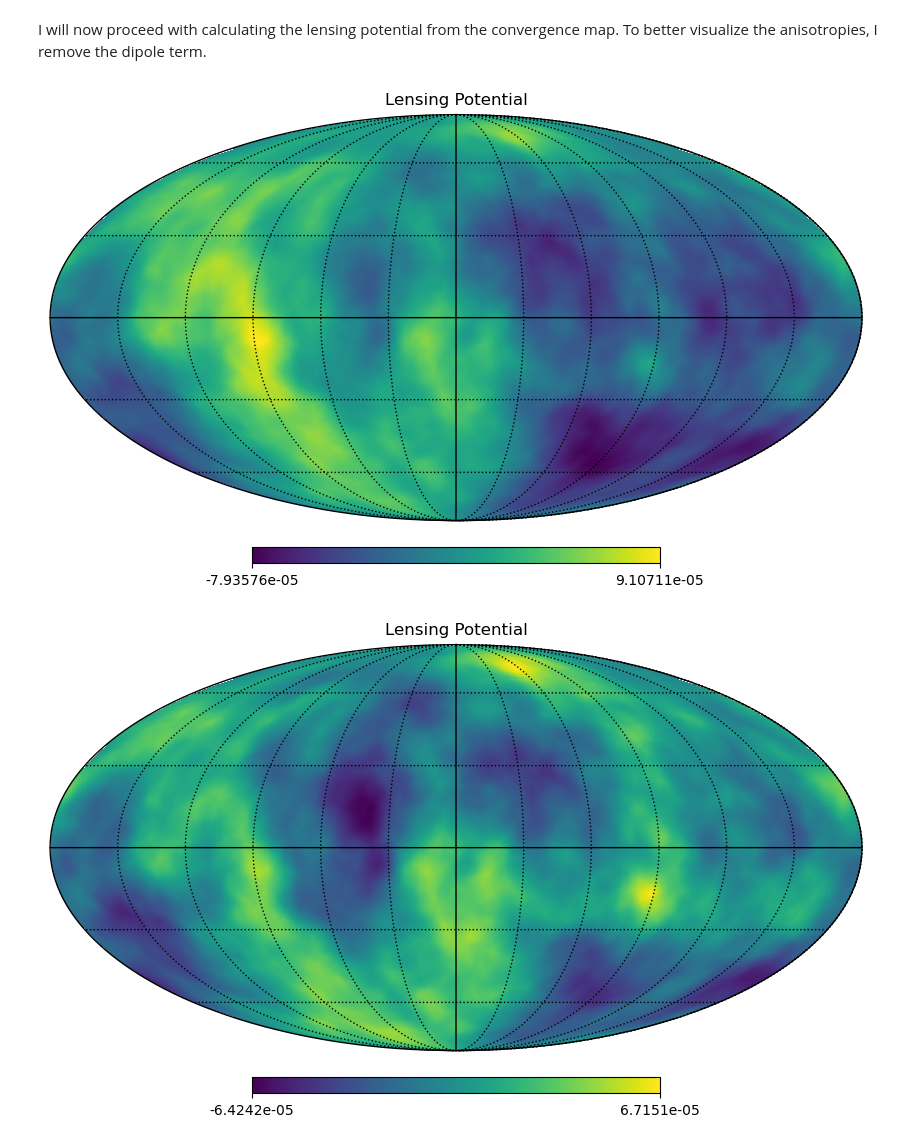
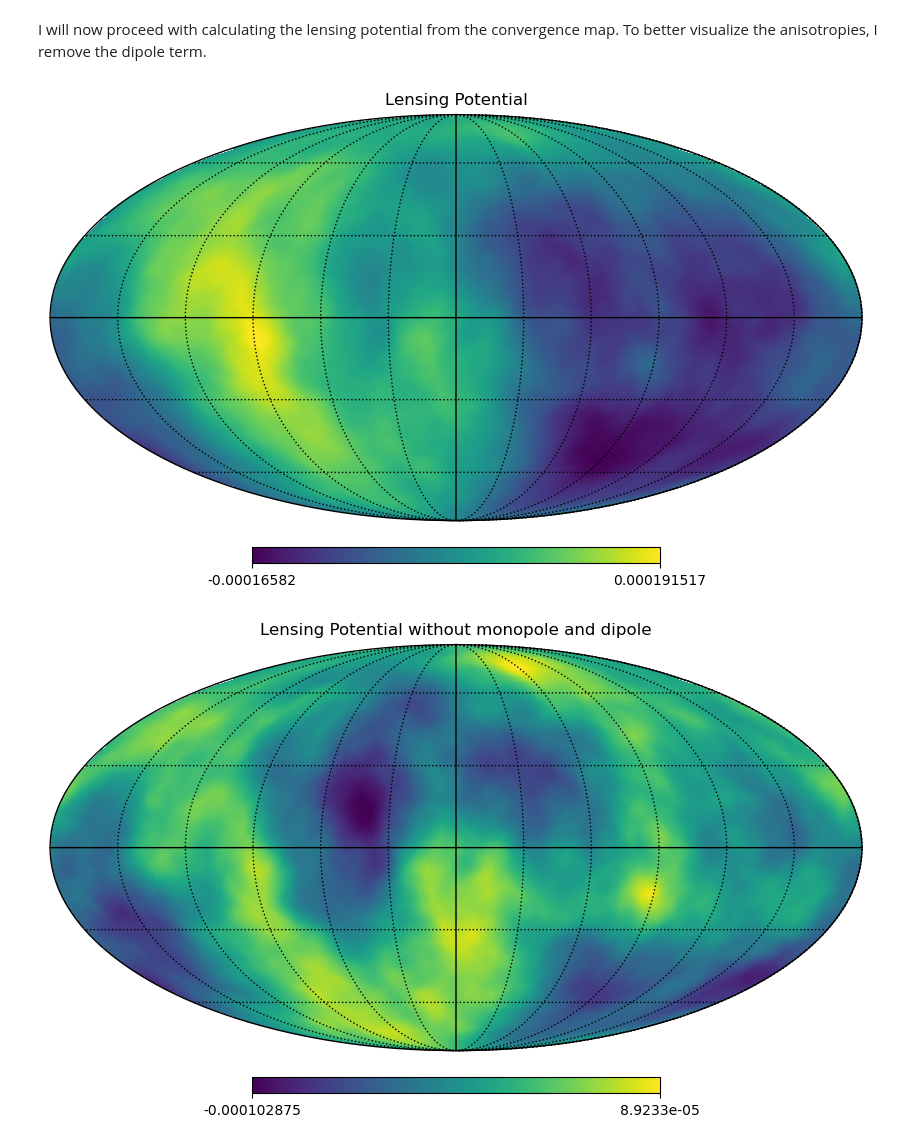
Before and after one commit to matteopicciolini/MasterThesis, a Jupyter notebook: DataAnalysis.ipynb, the cells around one changed output. Saved outputs shown, nothing was run; the diff lists cells and outputs as text; code cells hidden in the pictures.

```diff
--- a/DataAnalysis.ipynb
+++ b/DataAnalysis.ipynb
@@ -275,12 +313,37 @@ cross_correlation_kappa_no_dipole = hp.anafast(halo_contrast, cmb_map_sum_no_dip
+# %%
+ombh2 = 0.022445  # Baryon density
+omch2 = 0.121803  # Cold dark matter density
+lmax = 3 * nside + 1
+
+pars = camb.CAMBparams()
+pars.set_cosmology(H0=67, ombh2=ombh2, omch2=omch2)
+pars.InitPower.set_params(As=2e-9, ns=0.965)
+pars.set_for_lmax(lmax, lens_potential_accuracy=1)
+pars.Want_CMB = False
+pars.NonLinear = camb.model.NonLinear_both
+
+# Definizione delle window functions
+pars.SourceWindows = [
+    GaussianSourceWindow(redshift=0.25, source_type='counts', bias=1.2, sigma=0.15),
+    GaussianSourceWindow(redshift=0.485510, source_type='lensing', sigma=0.00001)
+]
+
+# Ottieni i risultati da CAMB
+results = camb.get_results(pars)
+cls = results.get_source_cls_dict()  # Spettri teorici per varie combinazioni
+
+# Estrarre lo spettro teorico W1xW2
+W1xW2_theoretical = cls['W1xW2'][2:lmax + 1]
 # %%
-l = np.arange(len(cross_correlation))
+l = np.arange(len(cross_correlation_kappa))
 plt.figure(figsize=(15, 5))
 
 # Linear scale
 plt.subplot(1, 2, 1)
 plt.plot(l, cross_correlation_kappa * l * (l + 1)/(2 * np.pi), label='Cross-correlation', color='orange')
 plt.xlabel('Multipole moment (l)')
-plt.ylabel(r'$C_\ell^\kappa \cdot \ell(\ell+1)/2\pi$')
+plt.yscale('log')
+plt.ylabel(r'$C_\ell^{N\kappa} \cdot \ell(\ell+1)/2\pi$')
 plt.title('Cross-correlation (Linear Scale)', fontsize=15)
 plt.legend()
 plt.grid()
@@ -289,8 +352,9 @@ plt.grid()
 plt.subplot(1, 2, 2)
 plt.plot(l, cross_correlation_kappa * l * (l + 1)/(2 * np.pi), label='Cross-correlation', color='orange')
 plt.xscale('log')
+plt.yscale('log')
 plt.xlabel('Multipole moment (l)')
-plt.ylabel(r'$C_\ell^\kappa \cdot \ell(\ell+1)/2\pi$')
+plt.ylabel(r'$C_\ell^{N\kappa} \cdot \ell(\ell+1)/2\pi$')
 plt.title('Cross-correlation (Log Scale)', fontsize=15)
 plt.legend()
 plt.grid()
@@ -316,7 +380,7 @@ I will now proceed with calculating the lensing potential from the convergence m
 def calculate_lensing_potential(kappa_map):
 
     # Set lmax and transform the kappa_map into spherical harmonics
-    lmax = 2 * nside + 1
+    lmax = 3 * nside + 1
     kappa_alm = hp.map2alm(kappa_map, lmax=lmax)
 
     # For each l and m,
@@ -335,7 +399,7 @@ def calculate_lensing_potential(kappa_map):
 
 def calculate_lensing_potential_2(kappa_map):
     # Set lmax and transform the kappa_map into spherical harmonics
-    lmax = 2 * nside + 1
+    lmax = 3 * nside + 1
     kappa_alm = hp.map2alm(kappa_map, lmax=lmax)
 
     # Create a scaling factor for the lensing potential
@@ -354,19 +418,19 @@ def calculate_lensing_potential_2(kappa_map):
 #############################################################
 
 # Calculate the lensing potential
-lensing_potential = calculate_lensing_potential_2(cmb_map_sum)
+lensing_potential = calculate_lensing_potential(cmb_map_sum)
 # %%
 # Display the lensing potential map
 hp.mollview(lensing_potential, title='Lensing Potential')
 hp.graticule()
 plt.show()
 
 psi_map_no_dipole = hp.remove_dipole(lensing_potential)
-hp.mollview(psi_map_no_dipole, title='Lensing Potential')
+hp.mollview(psi_map_no_dipole, title='Lensing Potential without monopole and dipole')
 hp.graticule()
 plt.show()
 # %% [output]
-[figure, old version]
+[figure, new version]
-[figure, old version]
+[figure, new version]
 # %%
 # Compute the cross-correlation between the halo map and the lensing potential map
```
Also changed, not shown: parts of 5 cells of this notebook.
